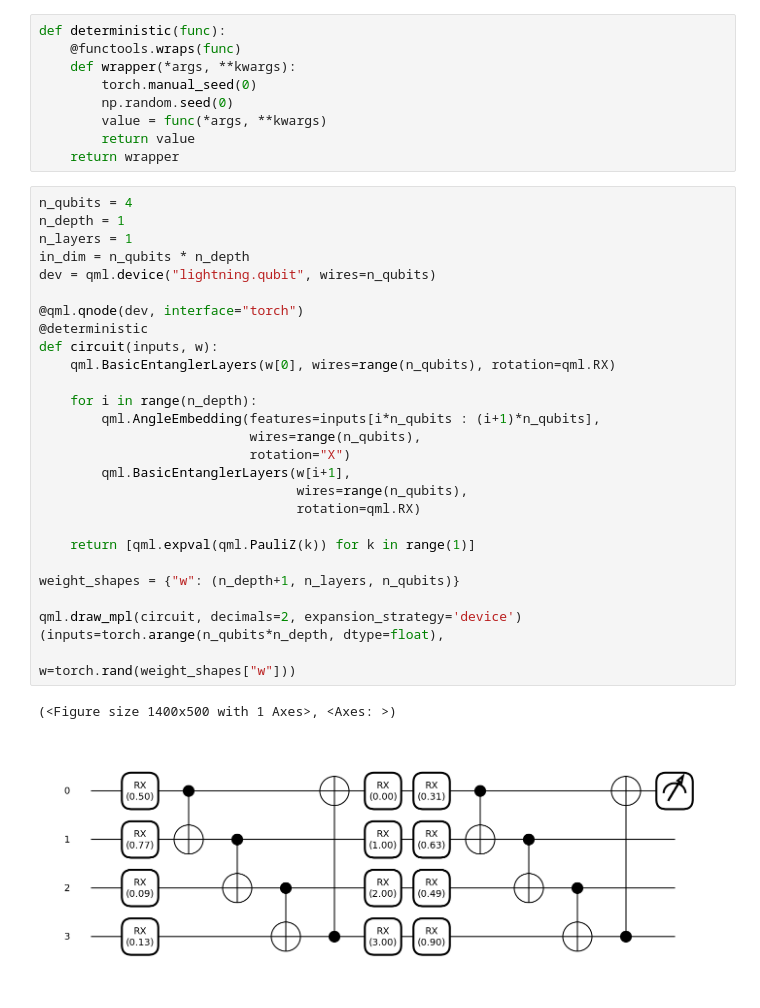
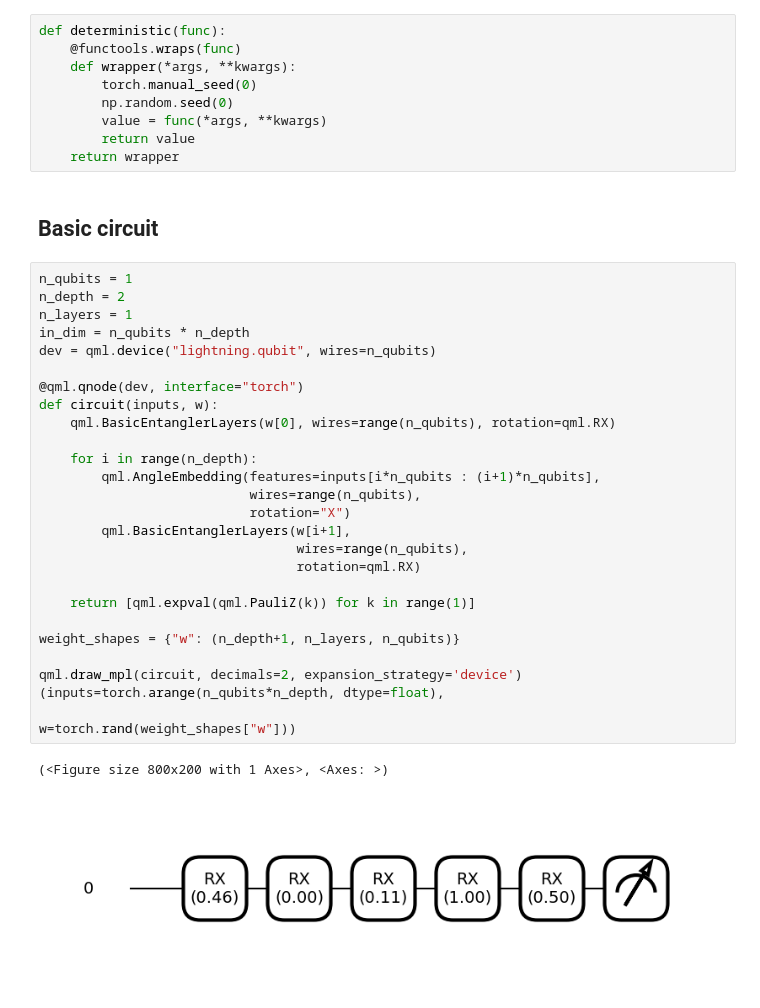
Before and after one commit to sedykh-ag/kovasznay, a Jupyter notebook: sandbox/q_approx_2D.ipynb, the cells around one changed output. Saved outputs shown, nothing was run; the diff lists cells and outputs as text.

```diff
--- a/sandbox/q_approx_2D.ipynb
+++ b/sandbox/q_approx_2D.ipynb
@@ -27,32 +19,33 @@ def deterministic(func):
         value = func(*args, **kwargs)
         return value
     return wrapper
+# %% [markdown]
+## Basic circuit
 # %%
-n_qubits = 4
-n_depth = 1
+n_qubits = 1
+n_depth = 2
 n_layers = 1
 in_dim = n_qubits * n_depth
 dev = qml.device("lightning.qubit", wires=n_qubits)
 
 @qml.qnode(dev, interface="torch")
-@deterministic
 def circuit(inputs, w):
     qml.BasicEntanglerLayers(w[0], wires=range(n_qubits), rotation=qml.RX)
 
     for i in range(n_depth):
         qml.AngleEmbedding(features=inputs[i*n_qubits : (i+1)*n_qubits],
                            wires=range(n_qubits),
                            rotation="X")
         qml.BasicEntanglerLayers(w[i+1],
                                  wires=range(n_qubits),
                                  rotation=qml.RX)
 
     return [qml.expval(qml.PauliZ(k)) for k in range(1)]
 
 weight_shapes = {"w": (n_depth+1, n_layers, n_qubits)}
 
 qml.draw_mpl(circuit, decimals=2, expansion_strategy='device')(inputs=torch.arange(n_qubits*n_depth, dtype=float),
                                                                w=torch.rand(weight_shapes["w"]))
 # %% [output]
-(<Figure size 1400x500 with 1 Axes>, <Axes: >)
+(<Figure size 800x200 with 1 Axes>, <Axes: >)
-[figure, old version]
+[figure, new version]
```
Also changed, not shown: parts of 18 cells of this notebook, 6 other files.
